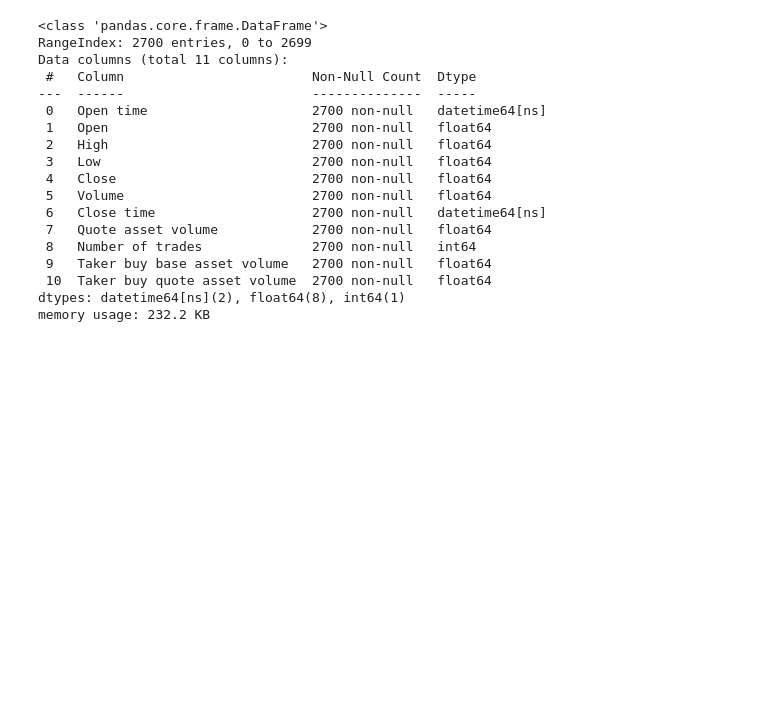
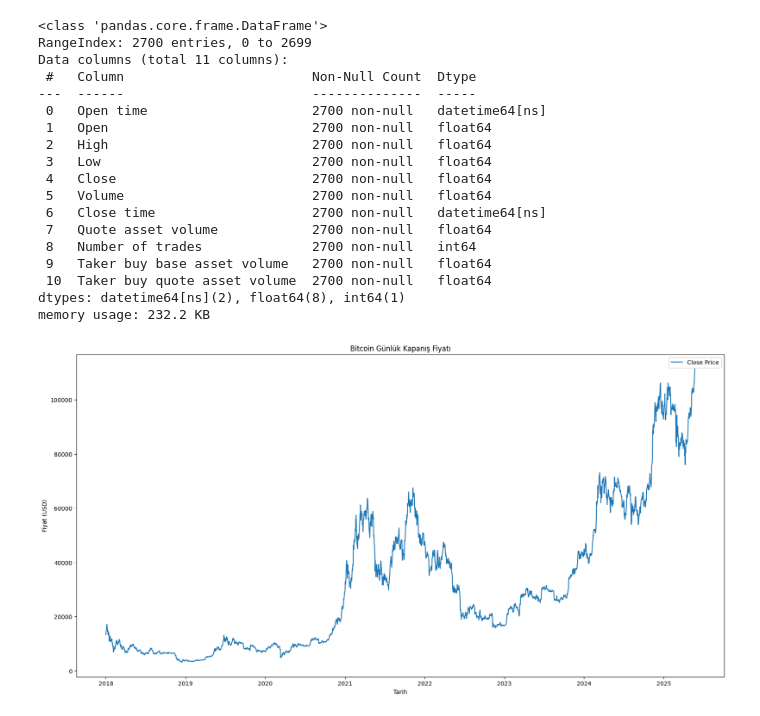
Before and after one commit to Nursenau/sisterslab_final_project, a Jupyter notebook: bitcoin.ipynb, the cells around one changed output. Saved outputs shown, nothing was run; the diff lists cells and outputs as text; code cells hidden in the pictures; blank space fills up the shorter version.

Commit message:
Bitcoin günlük fiyat ve yüzdelik değişim analizini eklendi.

```diff
--- a/bitcoin.ipynb
+++ b/bitcoin.ipynb
@@ -124,3 +178,16 @@ Data columns (total 11 columns):
  10  Taker buy quote asset volume  2700 non-null   float64
 dtypes: datetime64[ns](2), float64(8), int64(1)
 memory usage: 232.2 KB
+# %%
+import matplotlib.pyplot as plt
+
+# 1. Kapanış fiyatının zaman serisi grafiği
+plt.figure(figsize=(20,10))
+plt.plot(df['Open time'], df['Close'], label='Close Price')
+plt.title('Bitcoin Günlük Kapanış Fiyatı')
+plt.xlabel('Tarih')
+plt.ylabel('Fiyat (USD)')
+plt.legend()
+plt.show()
+# %% [output]
+[figure, added]
```
Also changed, not shown: parts of 21 cells of this notebook.
